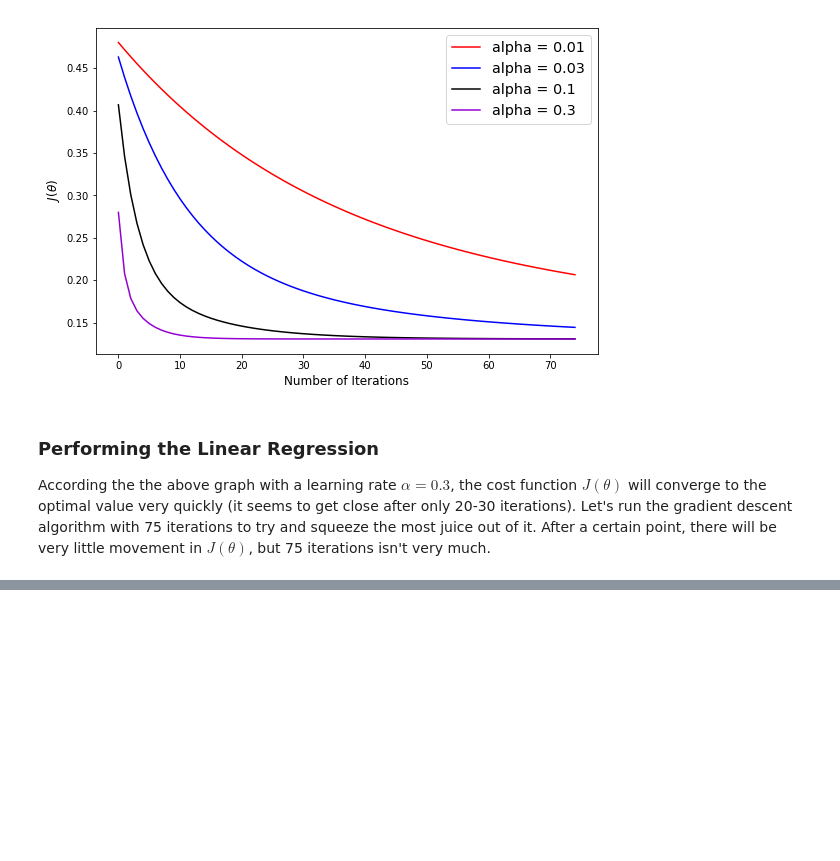
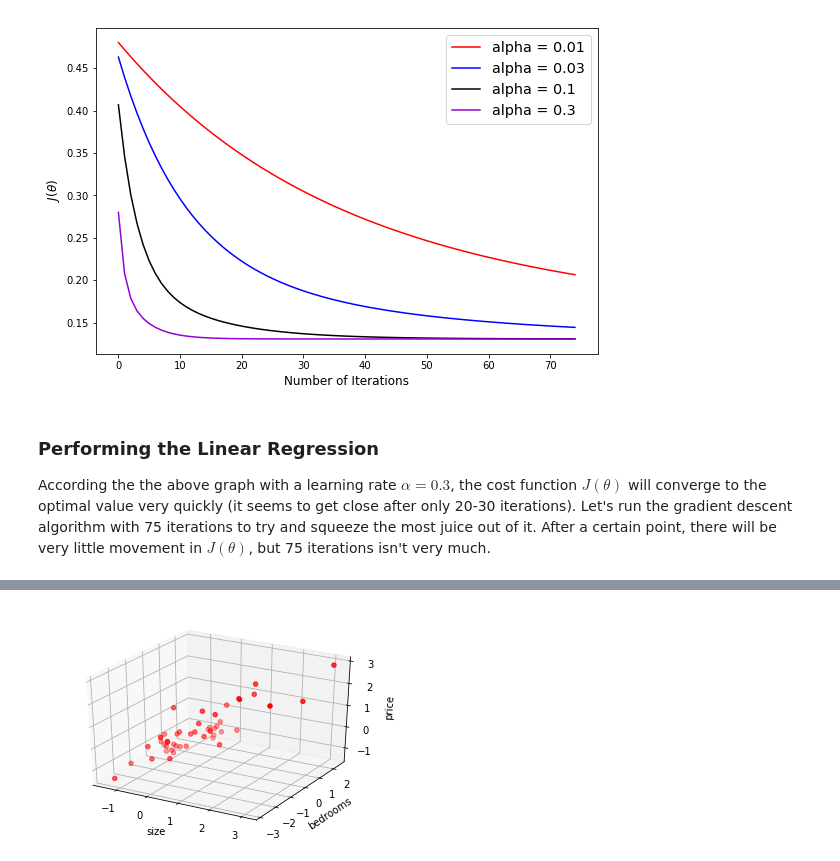
Before and after one commit to marty-vanhoof/Maching_Learning, a Jupyter notebook: Linear_Regression/Linear_Regression_2.ipynb, the cells around one changed output, grey strips where cells are left out. Cells and saved outputs as stored; diff of their text form; code cells hidden in the pictures; blank space fills up the shorter version.

Commit message:
Start final plot

```diff
--- a/Linear_Regression/Linear_Regression_2.ipynb
+++ b/Linear_Regression/Linear_Regression_2.ipynb
@@ -123,0 +152,15 @@ J(theta_fit) =  0.130686480631
+# %%
+from mpl_toolkits.mplot3d import Axes3D
+
+x = df['size']
+y = df['bedrooms']
+z = df['price']
+fig = plt.figure()
+ax = fig.add_subplot(111, projection='3d')
+ax.scatter( df['size'], df['bedrooms'], df['price'], c='red', marker='o' )
+ax.set_xlabel('size')
+ax.set_ylabel('bedrooms')
+ax.set_zlabel('price')
+plt.show()
+# %% [output]
+[figure, added]
```
Also changed, not shown: parts of 4 cells of this notebook.
